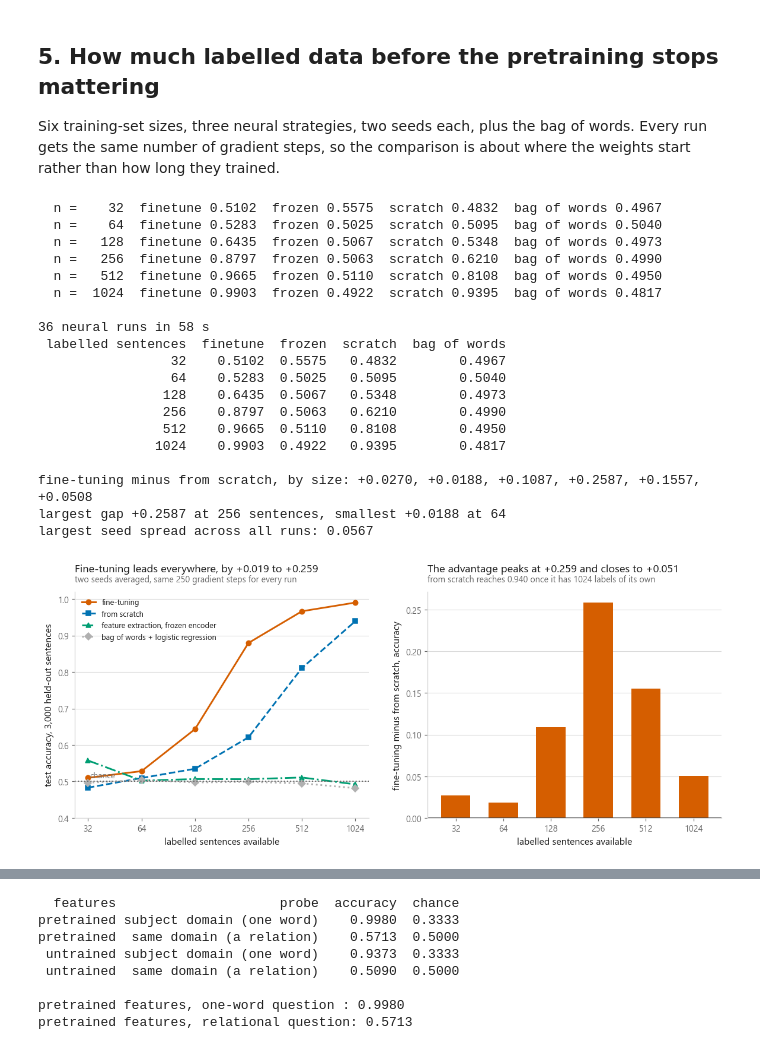
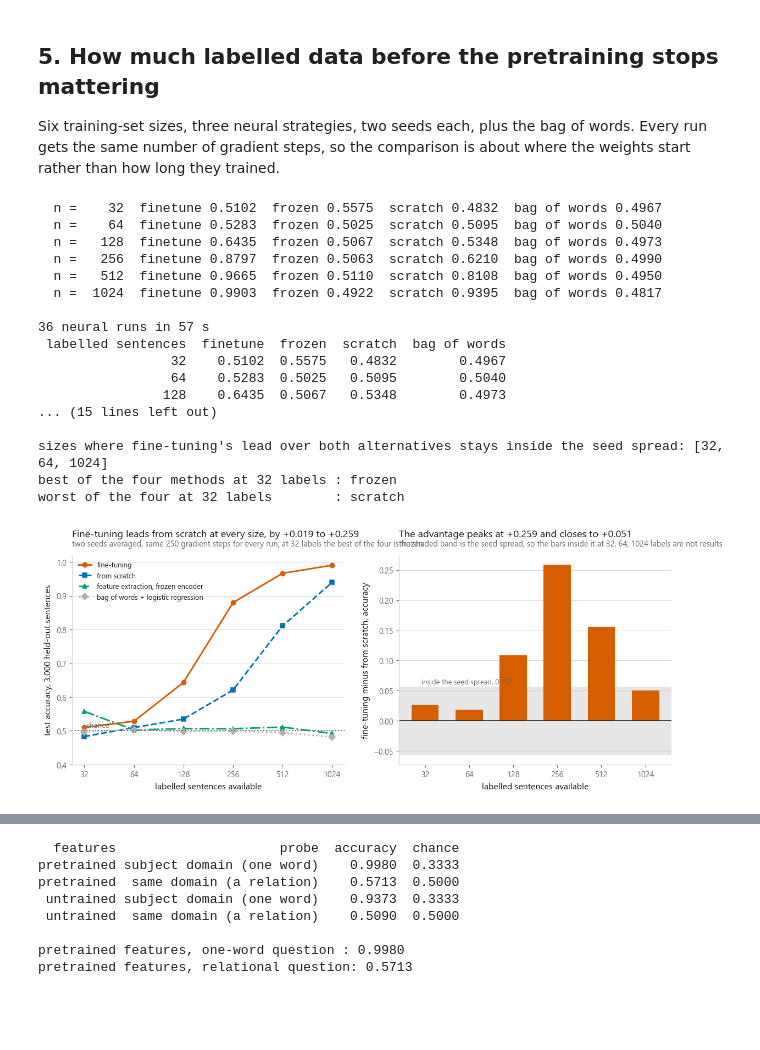
Before and after one commit to ELounissi/open-ml-notebooks, a Jupyter notebook: 09-sequences-and-language/08-fine-tuning/notebook.ipynb, the cells around one changed output, grey strips where cells are left out. Saved outputs shown, nothing was run; the diff lists cells and outputs as text; code cells hidden in the pictures; blank space fills up the shorter version.

```diff
--- a/09-sequences-and-language/08-fine-tuning/notebook.ipynb
+++ b/09-sequences-and-language/08-fine-tuning/notebook.ipynb
@@ -625,13 +657,30 @@ print(sweep[["labelled sentences", *STRATEGIES, "bag of words"]]
       .to_string(index=False, float_format="{:.4f}".format))
 
 gap = sweep["finetune"] - sweep["scratch"]
+seed_spread = float(sweep[[f"{s} spread" for s in STRATEGIES]].to_numpy().max())
 print(f"\nfine-tuning minus from scratch, by size: "
       f"{', '.join(f'{v:+.4f}' for v in gap)}")
 print(f"largest gap {gap.max():+.4f} at {sweep.loc[gap.idxmax(), 'labelled sentences']:.0f} "
       f"sentences, smallest {gap.min():+.4f} at "
       f"{sweep.loc[gap.idxmin(), 'labelled sentences']:.0f}")
-print(f"largest seed spread across all runs: "
-      f"{sweep[[f'{s} spread' for s in STRATEGIES]].to_numpy().max():.4f}")
+print(f"largest seed spread across all runs: {seed_spread:.4f}")
+
+# The seed spread is the bar every claim in this sweep has to clear, so put it
+# next to the two comparisons the chapter is actually making.
+methods = [*STRATEGIES, "bag of words"]
+sweep["finetune minus frozen"] = sweep["finetune"] - sweep["frozen"]
+sweep["finetune minus scratch"] = gap
+decided = ((sweep["finetune minus frozen"].abs() > seed_spread)
+           & (sweep["finetune minus scratch"].abs() > seed_spread))
+
+print()
+print(sweep[["labelled sentences", "finetune minus frozen", "finetune minus scratch"]]
+      .assign(**{"both clear the seed spread": decided})
+      .to_string(index=False, float_format="{:+.4f}".format))
+print(f"\nsizes where fine-tuning's lead over both alternatives stays inside the "
+      f"seed spread: {sweep.loc[~decided, 'labelled sentences'].tolist()}")
+print(f"best of the four methods at {SIZES[0]} labels : {sweep.loc[0, methods].idxmax()}")
+print(f"worst of the four at {SIZES[0]} labels        : {sweep.loc[0, methods].idxmin()}")
 # %% [output]
   n =    32  finetune 0.5102  frozen 0.5575  scratch 0.4832  bag of words 0.4967
   n =    64  finetune 0.5283  frozen 0.5025  scratch 0.5095  bag of words 0.5040
@@ -640,51 +689,57 @@ print(f"largest seed spread across all runs: "
   n =   512  finetune 0.9665  frozen 0.5110  scratch 0.8108  bag of words 0.4950
   n =  1024  finetune 0.9903  frozen 0.4922  scratch 0.9395  bag of words 0.4817
 
-36 neural runs in 58 s
+36 neural runs in 57 s
  labelled sentences  finetune  frozen  scratch  bag of words
                  32    0.5102  0.5575   0.4832        0.4967
                  64    0.5283  0.5025   0.5095        0.5040
                 128    0.6435  0.5067   0.5348        0.4973
-                256    0.8797  0.5063   0.6210        0.4990
-                512    0.9665  0.5110   0.8108        0.4950
-               1024    0.9903  0.4922   0.9395        0.4817
+... (15 lines left out)
 
-fine-tuning minus from scratch, by size: +0.0270, +0.0188, +0.1087, +0.2587, +0.1557, +0.0508
-largest gap +0.2587 at 256 sentences, smallest +0.0188 at 64
-largest seed spread across all runs: 0.0567
+sizes where fine-tuning's lead over both alternatives stays inside the seed spread: [32, 64, 1024]
+best of the four methods at 32 labels : frozen
+worst of the four at 32 labels        : scratch
 # %%
 fig, axes = plt.subplots(1, 2, figsize=(12.8, 4.5))
 
 series = [("finetune", "fine-tuning", style.HIGHLIGHT, 0),
           ("scratch", "from scratch", style.PALETTE[0], 1),
           ("frozen", "feature extraction, frozen encoder", style.PALETTE[2], 2),
           ("bag of words", "bag of words + logistic regression", style.NEUTRAL, 3)]
 for column, label, colour, k in series:
     axes[0].plot(sweep["labelled sentences"], sweep[column], color=colour,
                  marker=style.MARKERS[k], ls=style.DASHES[k], lw=1.9, label=label)
 axes[0].axhline(0.5, color=style.MUTED, ls=":", lw=1.3)
 axes[0].annotate("chance", xy=(SIZES[0], 0.5), xytext=(2, 4), textcoords="offset points",
                  fontsize=9, color=style.MUTED)
 axes[0].set_xscale("log", base=2)
 axes[0].set_xticks(SIZES, [str(s) for s in SIZES])
 axes[0].set_xlabel("labelled sentences available")
 axes[0].set_ylabel("test accuracy, 3,000 held-out sentences")
 axes[0].set_ylim(0.4, 1.02)
 axes[0].legend(loc="upper left", fontsize=8.5)
 style.title(axes[0],
-            f"Fine-tuning leads everywhere, by {gap.min():+.3f} to {gap.max():+.3f}",
-            "two seeds averaged, same 250 gradient steps for every run")
+            f"Fine-tuning leads from scratch at every size, by {gap.min():+.3f} to "
+            f"{gap.max():+.3f}",
+            f"two seeds averaged, same 250 gradient steps for every run; at "
+            f"{SIZES[0]} labels the best of the four is "
+            f"{sweep.loc[0, methods].idxmax()}")
 
+axes[1].axhspan(-seed_spread, seed_spread, color=style.NEUTRAL, alpha=0.3, linewidth=0)
 axes[1].bar(np.arange(len(SIZES)), gap, color=style.HIGHLIGHT, width=0.62)
 axes[1].axhline(0.0, color=style.INK, lw=1.0)
+axes[1].annotate(f"inside the seed spread, {seed_spread:.3f}", xy=(0, seed_spread),
+                 xytext=(-4, 3), textcoords="offset points", fontsize=8.5,
+                 color=style.MUTED)
 axes[1].set_xticks(np.arange(len(SIZES)), [str(s) for s in SIZES])
 axes[1].set_xlabel("labelled sentences available")
 axes[1].set_ylabel("fine-tuning minus from scratch, accuracy")
 style.title(axes[1],
             f"The advantage peaks at {gap.max():+.3f} and closes to {gap.iloc[-1]:+.3f}",
-            f"from scratch reaches {sweep['scratch'].iloc[-1]:.3f} once it has "
-            f"{SIZES[-1]} labels of its own")
+            f"the shaded band is the seed spread, so the bars inside it at "
+            f"{', '.join(str(s) for s in sweep.loc[~decided, 'labelled sentences'])} "
+            f"labels are not results")
 
 style.save(fig, FIG / "fig-03-how-much-data.png")
 # %% [output]
-[figure, old version]
+[figure, new version]
```
Also changed, not shown: parts of 8 cells of this notebook, 1 other file.
